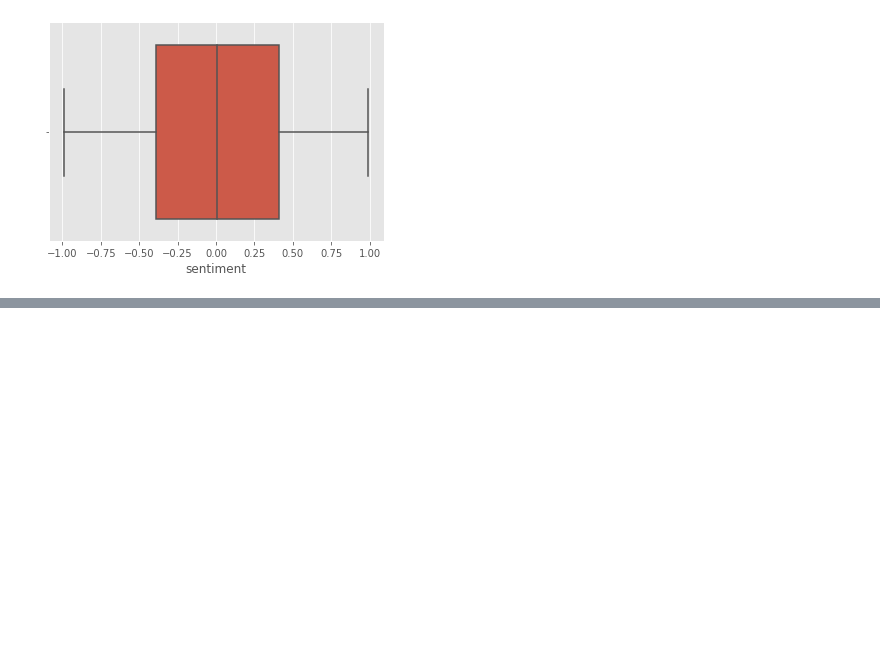
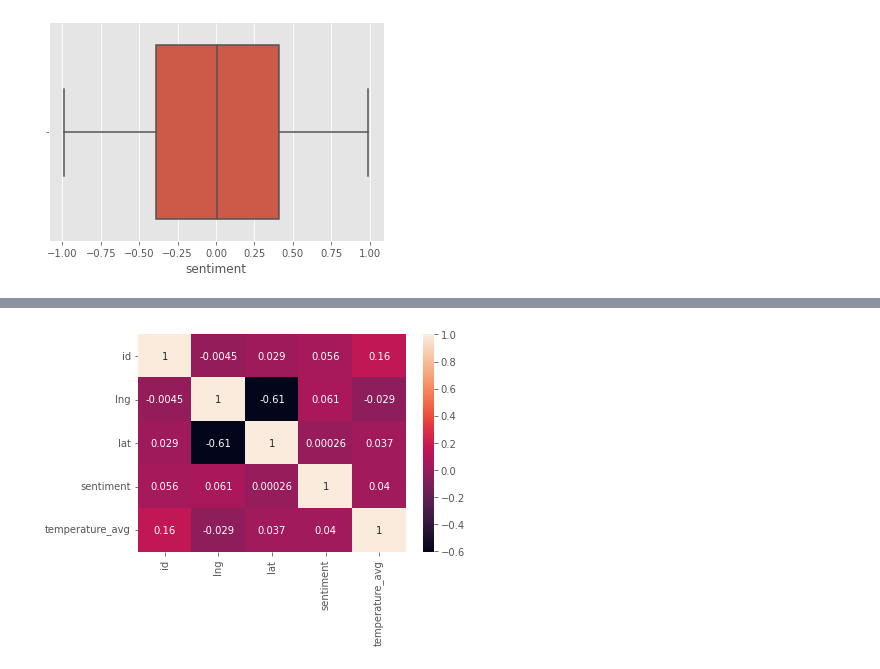
Before and after one commit to andydaehn/Twitter-Climate-Change-Sentiment, a Jupyter notebook: Twitter_Climate_Change.ipynb, the cells around one changed output, grey strips where cells are left out. Drawn from its saved outputs; the diff is of its cells as text; code cells hidden in the pictures; blank space fills up the shorter version.

Commit message:
Update plots

```diff
--- a/Twitter_Climate_Change.ipynb
+++ b/Twitter_Climate_Change.ipynb
@@ -176,0 +193,7 @@ sns.despine()
+# %%
+# Correlation matrix for Twitter
+corr_matx = main_data.corr()
+sns.heatmap(corr_matx, annot=True)
+plt.show()
+# %% [output]
+[figure, added]
```
Also changed, not shown: parts of 6 cells of this notebook.
